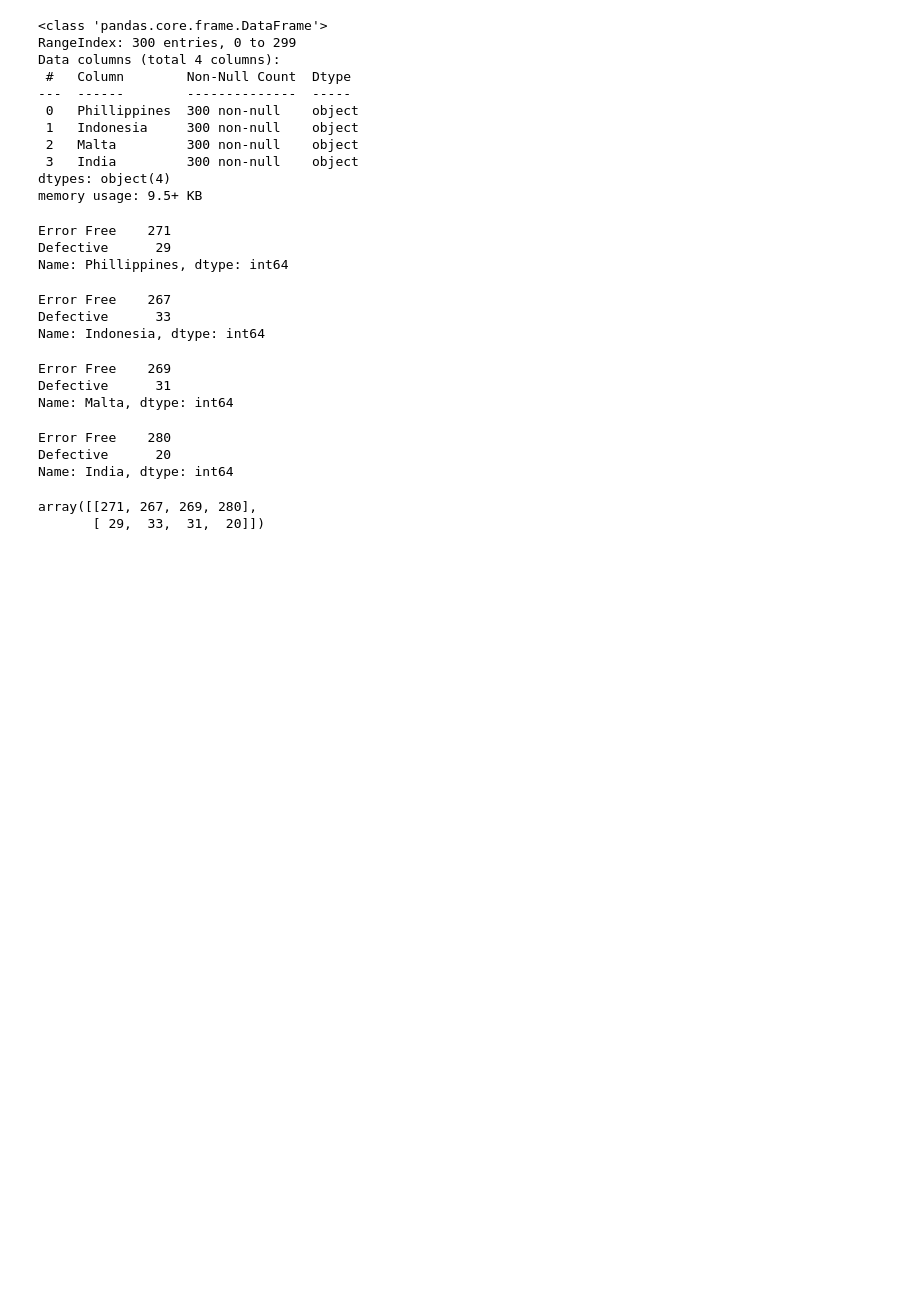
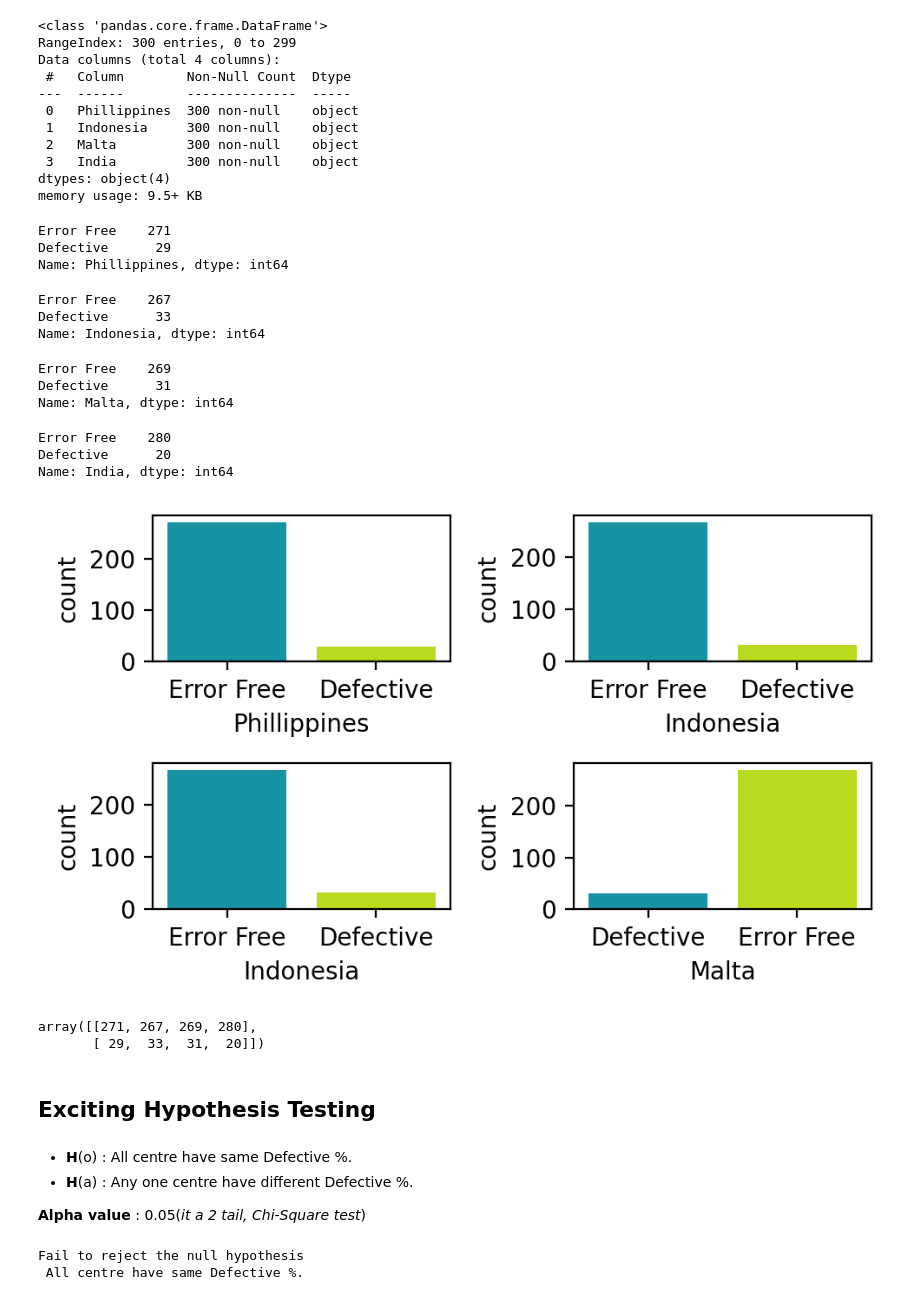
Before and after one commit to kunal-mallick/Data-Science-Assignments, a Jupyter notebook: Hypothesis Testing/Code/Q4.ipynb, the cells around one changed output. Cells and saved outputs as stored; diff of their text form; code cells hidden in the pictures; blank space fills up the shorter version.

```diff
--- a/Hypothesis Testing/Code/Q4.ipynb
+++ b/Hypothesis Testing/Code/Q4.ipynb
@@ -73,6 +73,19 @@ df['India'].value_counts()
 Error Free    280
 Defective      20
 Name: India, dtype: int64
+# %%
+r = 2
+c = 2
+fig,ax = plt.subplots(r,c)
+
+for i in range(r):
+  for j in range(c):
+    sns.countplot(df[df.columns[i+j]], ax = ax[i,j], palette="nipy_spectral")
+
+plt.tight_layout()
+#sns.countplot(df['Phillippines'])
+# %% [output]
+[figure, added]
 # %%
 df_array = np.array([[271,267,269,280],[29,33,31,20]])
 
@@ -80,3 +93,22 @@ df_array
 # %% [output]
 array([[271, 267, 269, 280],
        [ 29,  33,  31,  20]])
+# %% [markdown]
+## Exciting Hypothesis Testing
+# %% [markdown]
+- **H**(o) : All centre have same Defective %.
+- **H**(a) : Any one centre have different Defective %.
+
+**Alpha value** : 0.05(*it a 2 tail, Chi-Square test*)
+# %%
+alpha =0.05
+
+stat, pvalue, dof, expected_freq =st.chi2_contingency(df_array)
+
+if pvalue > alpha :
+  print("Fail to reject the null hypothesis \n All centre have same Defective %.")
+else :
+  print("rejecting the null hypothesis\n Any one centre have different Defective %")
+# %% [output]
+Fail to reject the null hypothesis
+ All centre have same Defective %.
```
